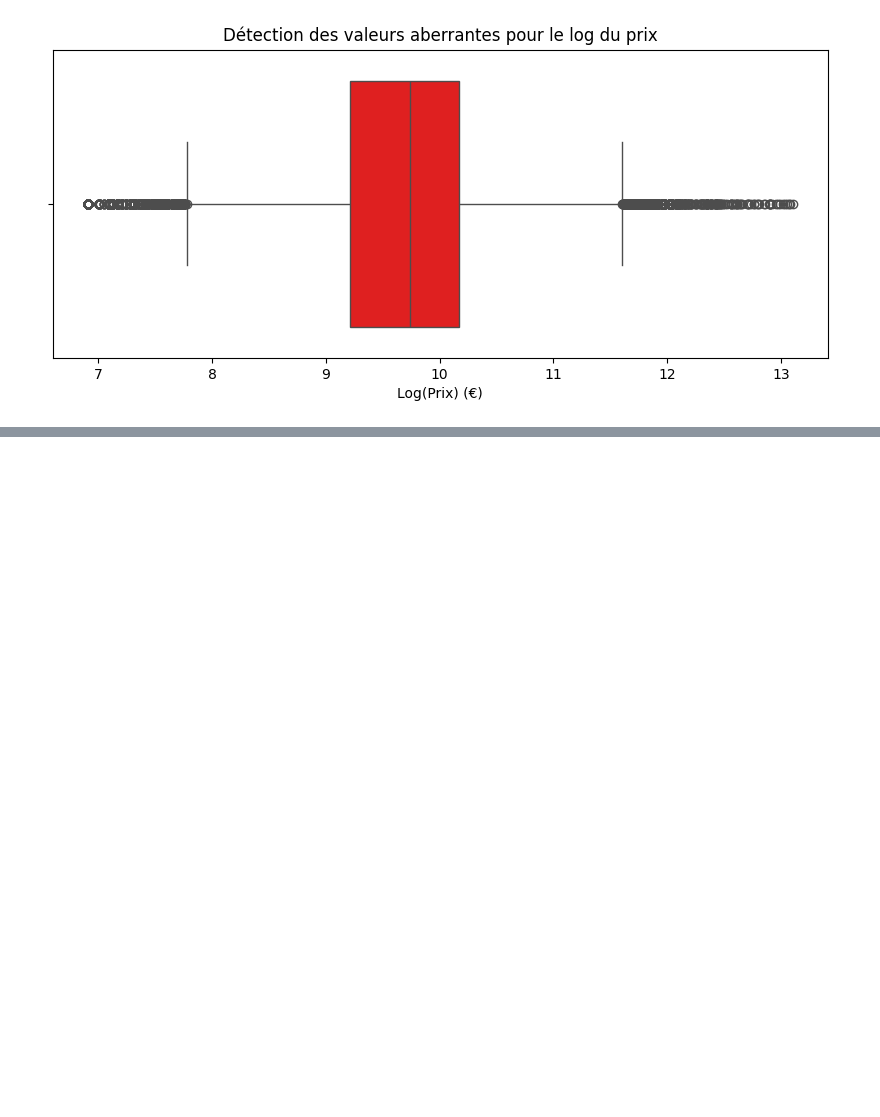
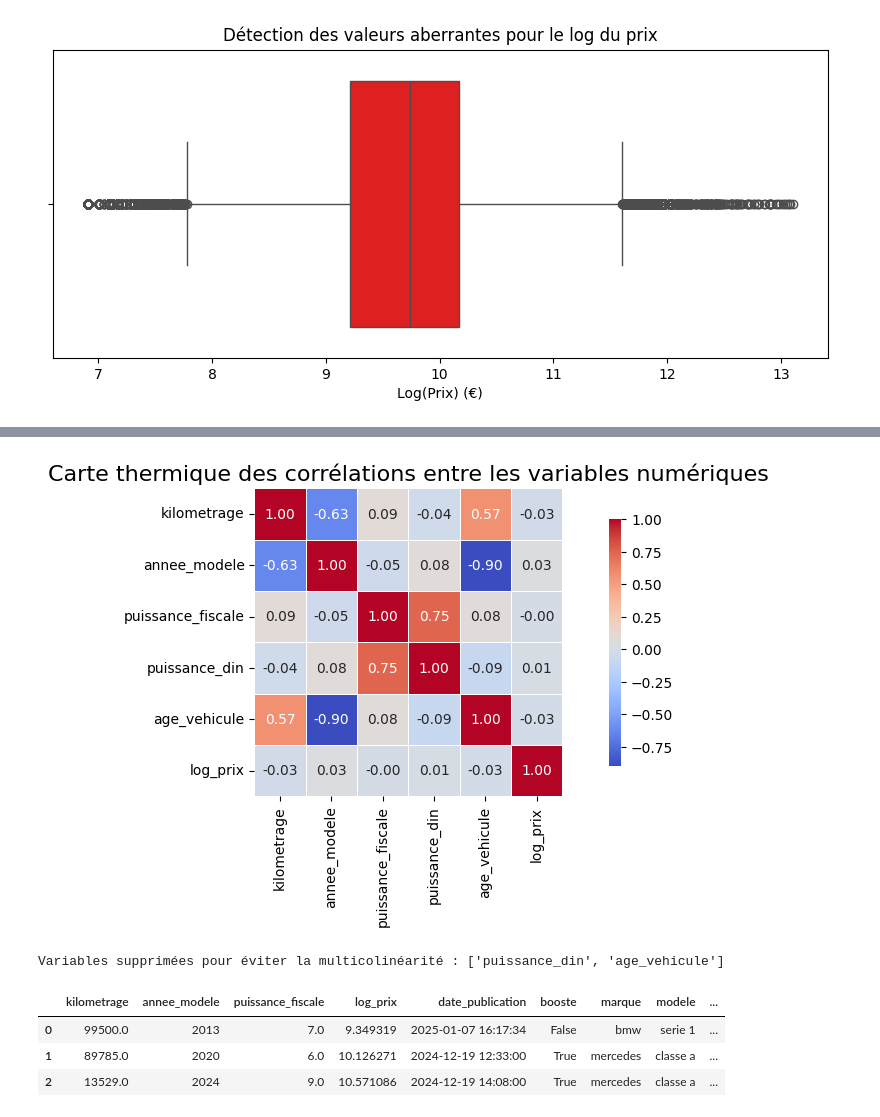
Before and after one commit to the-demby/Leboncoin_Predicting_Price, a Jupyter notebook: leboncoin.ipynb, the cells around one changed output, grey strips where cells are left out. Saved outputs shown, nothing was run; the diff lists cells and outputs as text; code cells hidden in the pictures; blank space fills up the shorter version.

Commit message:
Mise à jour des fichiers

```diff
--- a/leboncoin.ipynb
+++ b/leboncoin.ipynb
@@ -1613,0 +997,47 @@ On constate une nette amélioration du rmse, même s'il représente encore 50% d
+# %%
+# Calcul des corrélations entre les variables numériques
+correlation_matrix = df_cleaned[numerical_features].corr()
+
+# Taille de la figure
+plt.figure(figsize=(12, 4))
+
+# Création de la heatmap
+sns.heatmap(
+    correlation_matrix, annot=True, fmt=".2f", cmap="coolwarm", square=True, cbar_kws={"shrink": 0.8}, linewidths=0.5
+)
+
+# Titre du graphique
+plt.title("Carte thermique des corrélations entre les variables numériques", fontsize=16)
+plt.show()
+# %% [output]
+[figure, added]
+# %%
+# Masquer les corrélations de la diagonale (elles sont toujours égales à 1)
+corr_matrix = df_cleaned[numerical_features].corr().abs()
+upper_triangle = corr_matrix.where(
+    np.triu(np.ones(corr_matrix.shape), k=1).astype(bool)
+)
+
+# Identifier les colonnes avec une corrélation > 0.7
+to_drop = [
+    column
+    for column in upper_triangle.columns
+    if any(upper_triangle[column] > 0.7)
+]
+
+print("Variables supprimées pour éviter la multicolinéarité :", to_drop)
+# %% [output]
+Variables supprimées pour éviter la multicolinéarité : ['puissance_din', 'age_vehicule']
+# %%
+# Mise à jour des variables numériques restantes
+final_numerical_features = [
+    col for col in numerical_features if col not in to_drop
+]
+
+df_cleaned = df_cleaned[final_numerical_features + categorical_features]
+df_cleaned.head(3)
+# %% [output]
+|  | kilometrage | annee_modele | puissance_fiscale | log_prix | date_publication | booste | marque | modele | ... |
+| 0 | 99500.0 | 2013 | 7.0 | 9.349319 | 2025-01-07 16:17:34 | False | bmw | serie 1 | ... |
+| 1 | 89785.0 | 2020 | 6.0 | 10.126271 | 2024-12-19 12:33:00 | True | mercedes | classe a | ... |
+| 2 | 13529.0 | 2024 | 9.0 | 10.571086 | 2024-12-19 14:08:00 | True | mercedes | classe a | ... |
```
Also changed, not shown: parts of 107 cells of this notebook, 1 other file.
